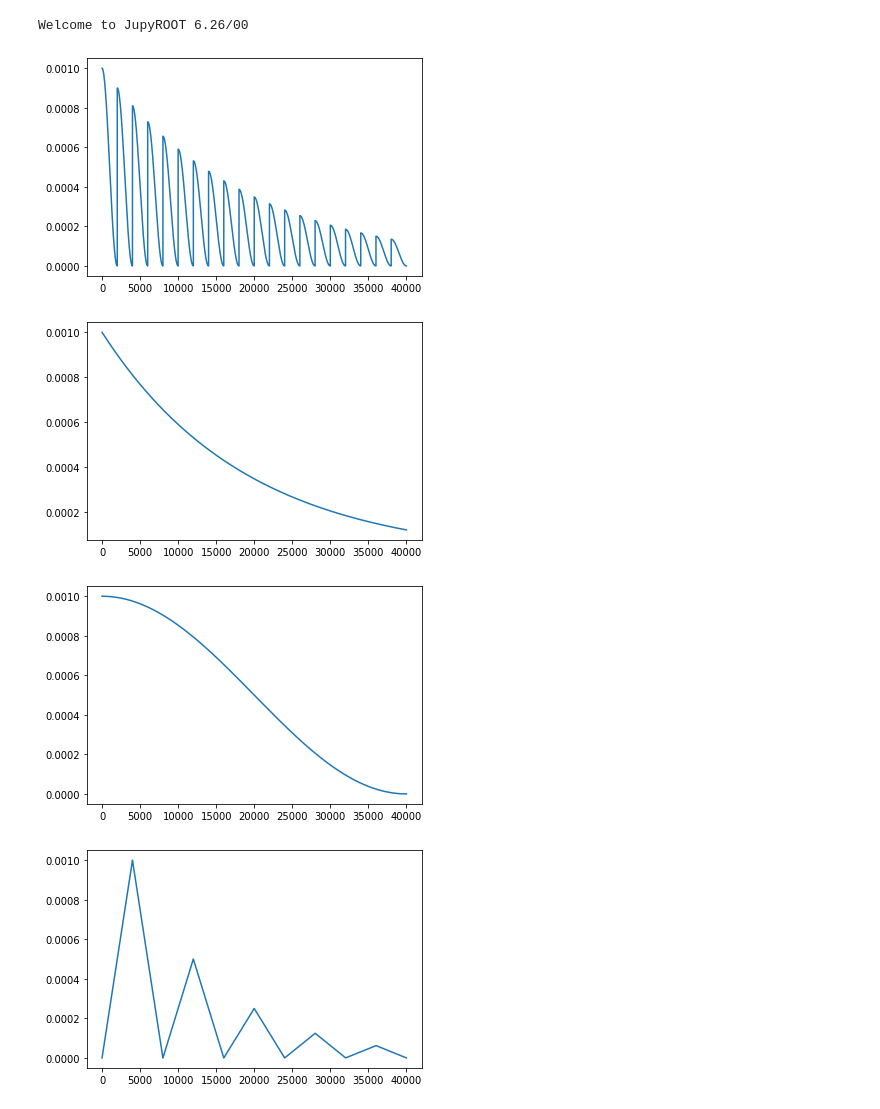
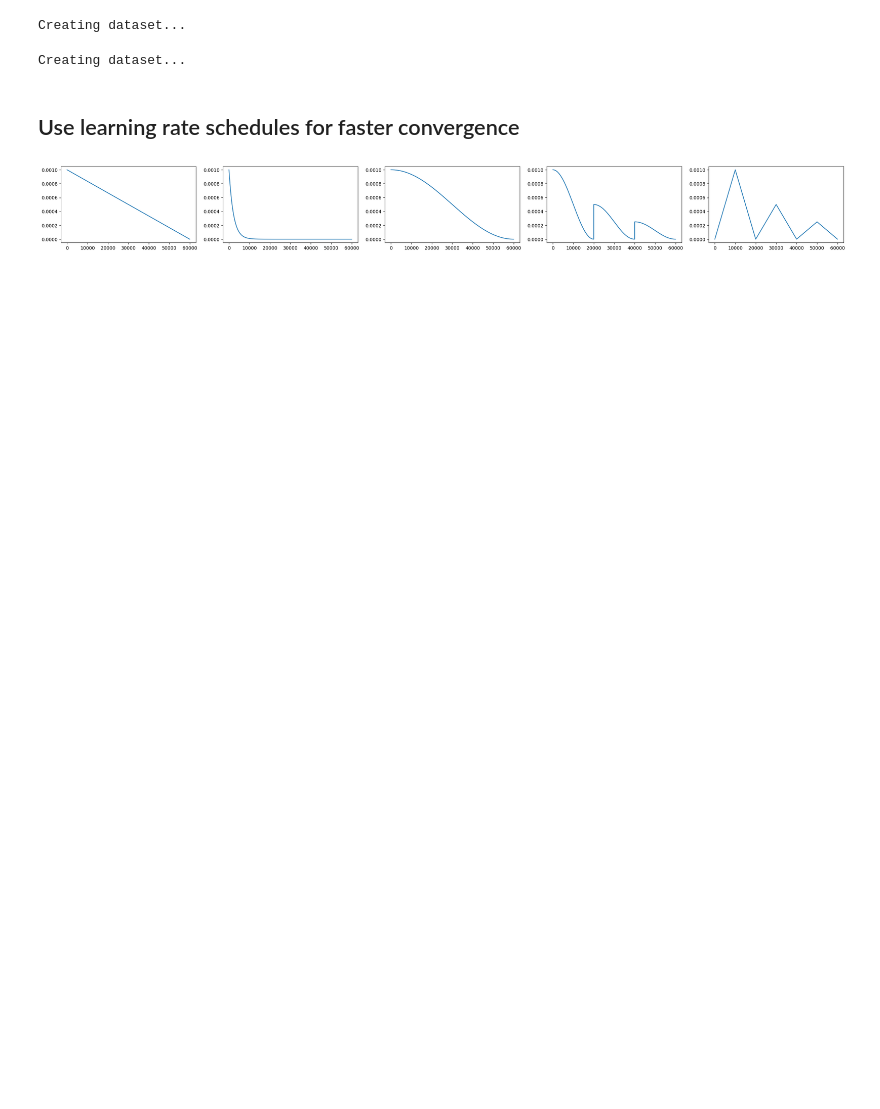
Before and after one commit to borkh/mcbm-ring-reco, a Jupyter notebook: lrschedules.ipynb, the cells around one changed output. Cells and saved outputs as stored; diff of their text form; code cells hidden in the pictures; blank space fills up the shorter version.

Commit message:
Increased steps per epoch to 5000/10000 for better results. Expanded lrschedules.ipynb.

```diff
--- a/lrschedules.ipynb
+++ b/lrschedules.ipynb
@@ -4,31 +4,38 @@ import matplotlib.pyplot as plt
 import tensorflow as tf
 import numpy as np
 from train import *
-from tensorflow.keras.optimizers.schedules import ExponentialDecay, CosineDecay, CosineDecayRestarts
+from visual_functions import *
 %matplotlib inline
+
+## ---------------------- load data ----------------------------------------
+ins, os, hpr, rn = (72,32,1), 15, (24, 33), 0.08
+gen = SynthGen(ins, os, hpr, rn)
+x_train, y_train = gen.create_dataset(160000)
+x_test, y_test = gen.create_dataset(100)
 # %% [output]
-Welcome to JupyROOT 6.26/00
+Creating dataset...
+Creating dataset...
+# %% [markdown]
+## Use learning rate schedules for faster convergence
 # %%
-epochs = 20
-spe = 2000
+plt.rcParams['figure.figsize'] = [30, 3]
+plt.rcParams['figure.dpi'] = 100 # 200 e.g. is really fine, but slower
+epochs = 12
+spe = 5000
+lin = PolynomialDecay(0.001, epochs*spe, 1e-6)
+ed = ExponentialDecay(0.001, spe, 0.1)
+cd = CosineDecay(0.001, epochs*spe, alpha=0.0)
 cdr = CosineDecayRestarts(0.001,
-                          first_decay_steps=2000,
+                          first_decay_steps=4*spe,
                           t_mul=1.0,
-                          m_mul=0.9,
-                          alpha=0.0)
-cd = CosineDecay(0.001, epochs*spe, alpha=0.0)
-ed = ExponentialDecay(0.001, 2000, 0.9)
-clr0 = CyclicalLearningRate(1e-9, 0.001, scale_fn=lambda x: 1/(2.**(x-1)), step_size=2*spe)
-
+                          m_mul=0.5,
+                          alpha=1e-6)
+tclr = Triangular2CyclicalLearningRate(1e-6, 0.001, 2*spe)
 
 steps = np.arange(0, epochs*spe)
-
-for schedule in [cdr, ed, cd, clr0, clr1]:
-    lr = schedule(steps)
-    plt.plot(steps, lr)
-    plt.show()
+imgs = np.array([sc(steps) for sc in [lin, ed, cd, cdr, tclr]])
+fig, ax = plt.subplots(1, 5)
+for i, j in enumerate(imgs):
+    ax[i].plot(steps, j)
 # %% [output]
-[figure, old version]
+[figure, new version]
-[figure, removed]
-[figure, removed]
-[figure, removed]
```
Also changed, not shown: parts of 3 cells of this notebook, 7 other files.
